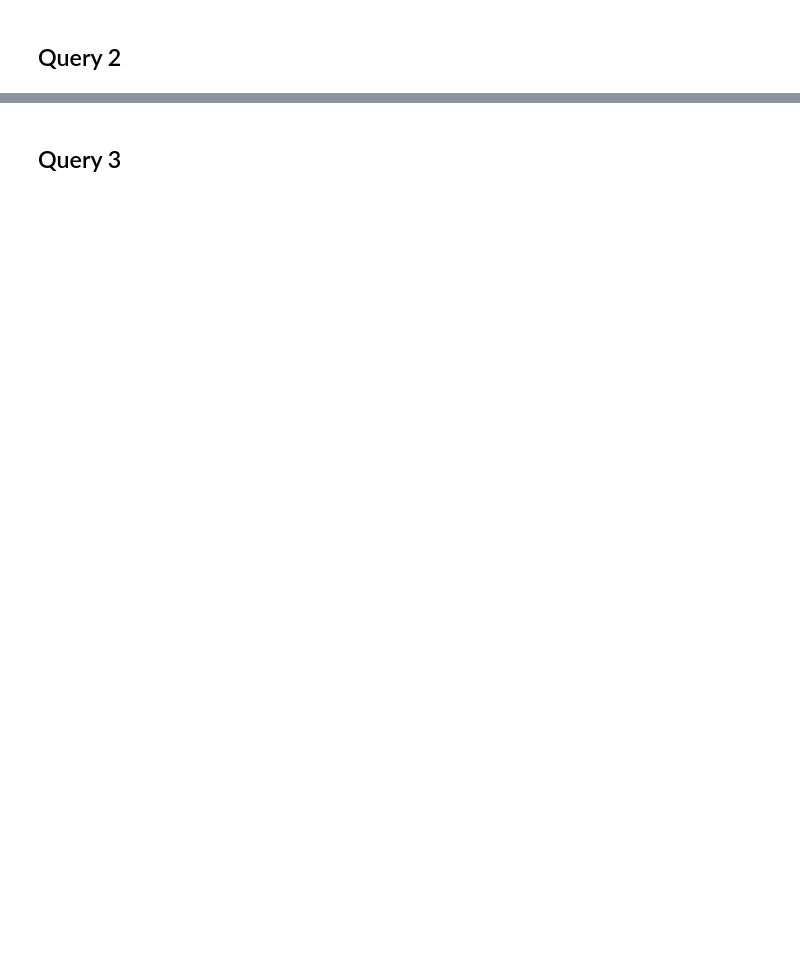
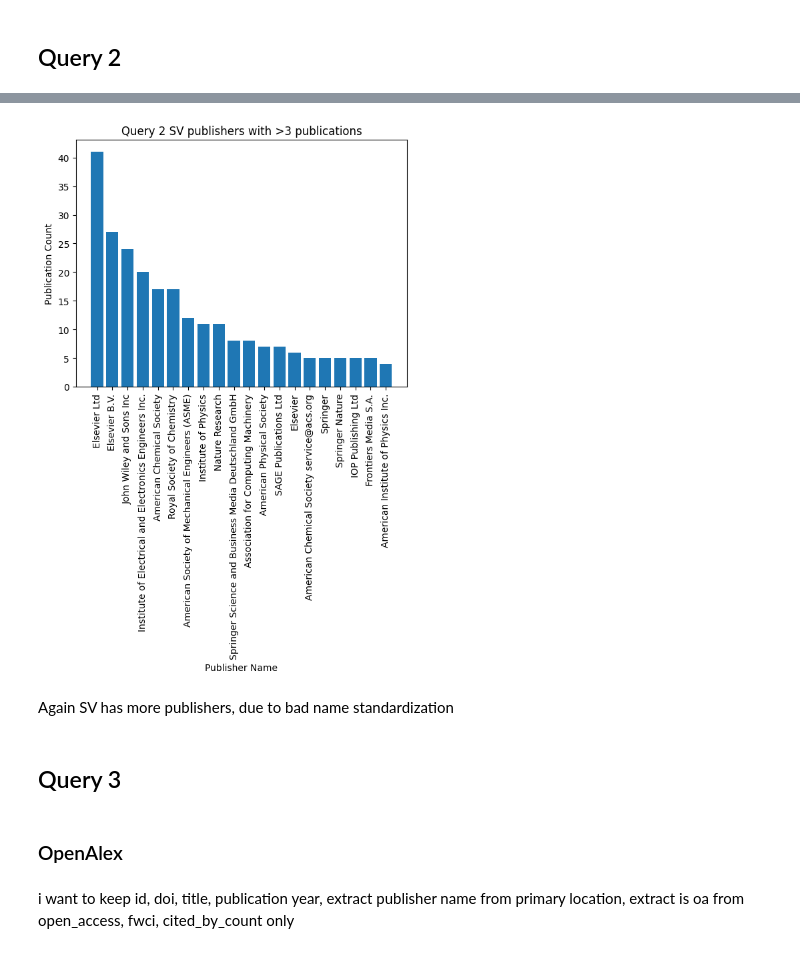
Before and after one commit to taniapoc/author_names, a Jupyter notebook: cerc_query_publishers.ipynb, the cells around one changed output, grey strips where cells are left out. Drawn from its saved outputs; the diff is of its cells as text; code cells hidden in the pictures; blank space fills up the shorter version.

```diff
--- a/cerc_query_publishers.ipynb
+++ b/cerc_query_publishers.ipynb
@@ -142,0 +258,8 @@ q1_sv_clean['id'][0]
+# %%
+q2_sv_clean = q2_sv_raw.copy()
+q2_sv_clean = q2_sv_clean[['EID', 'DOI', 'Title', 'Year', 'Publisher', 'Source title', 'Open Access', 'Cited by']]
+
+#q2_sv_clean
+# %%
+q2_sv_publisher_groups = pd.DataFrame(q2_sv_clean.groupby(['Publisher']).count()['Year']).sort_values(by='Year', ascending=False).reset_index().rename(columns={'Year': 'publication_count'})
+q2_sv_publisher_groups
@@ -143,2 +280,23 @@ q1_sv_clean['id'][0]
+# %%
+q2_sv_big_pub = q2_sv_publisher_groups[q2_sv_publisher_groups['publication_count']>3]
+#q2_oa_big_pub.head()
+
+# Create the bar graph
+plt.bar(q2_sv_big_pub['Publisher'], q2_sv_big_pub['publication_count'])
+
+plt.xlabel("Publisher Name")
+plt.ylabel("Publication Count")
+plt.title("Query 2 SV publishers with >3 publications")
+plt.xticks(range(len(q2_sv_big_pub['Publisher'])), q2_sv_big_pub['Publisher'], rotation='vertical')
+
+plt.show()
+# %% [output]
+[figure, added]
+# %% [markdown]
+Again SV has more publishers, due to bad name standardization
 # %% [markdown]
 ## Query 3
+# %% [markdown]
+### OpenAlex
+# %% [markdown]
+i want to keep id, doi, title, publication year, extract publisher name from primary location, extract is oa from open_access, fwci, cited_by_count only
```
Also changed, not shown: parts of 36 cells of this notebook, 1 other file.
